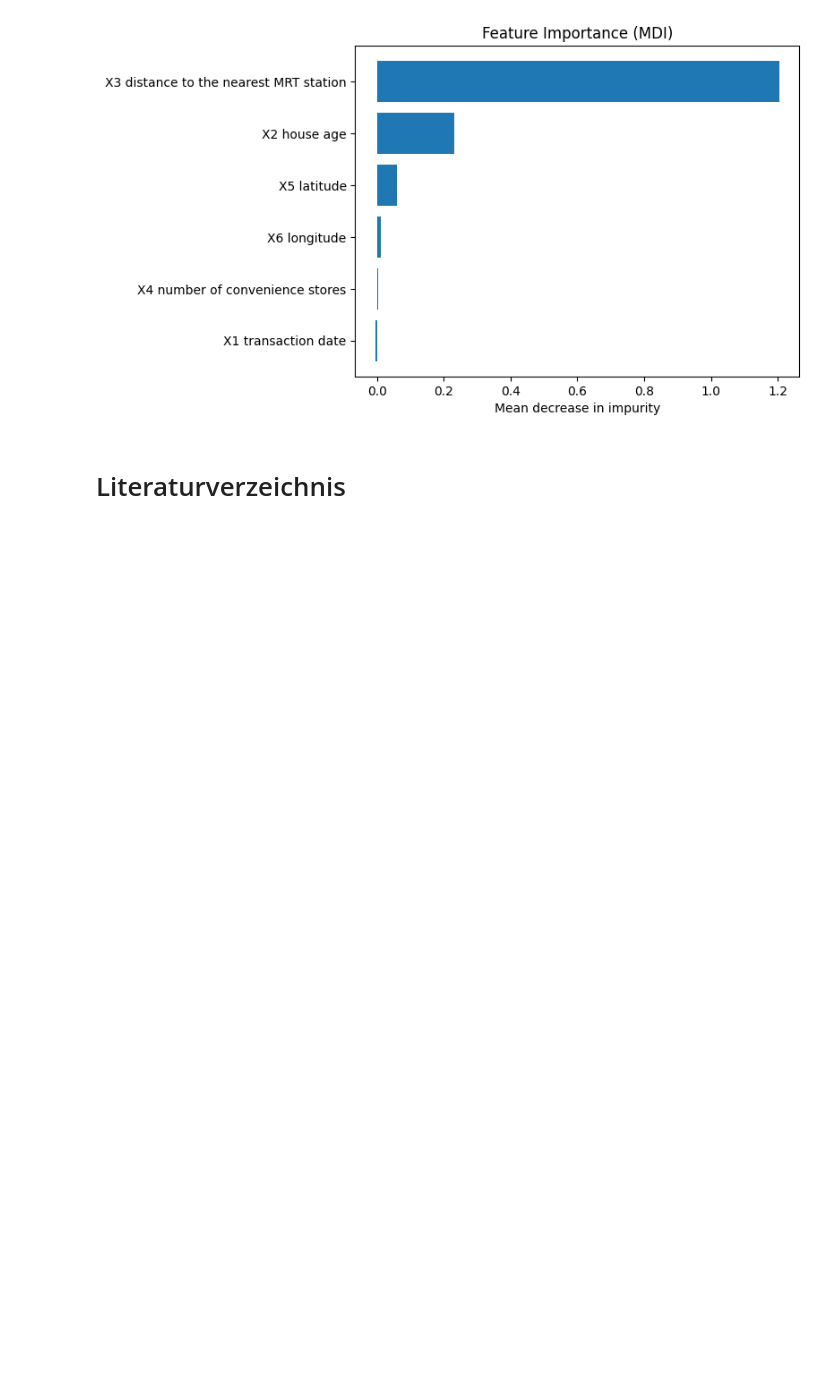
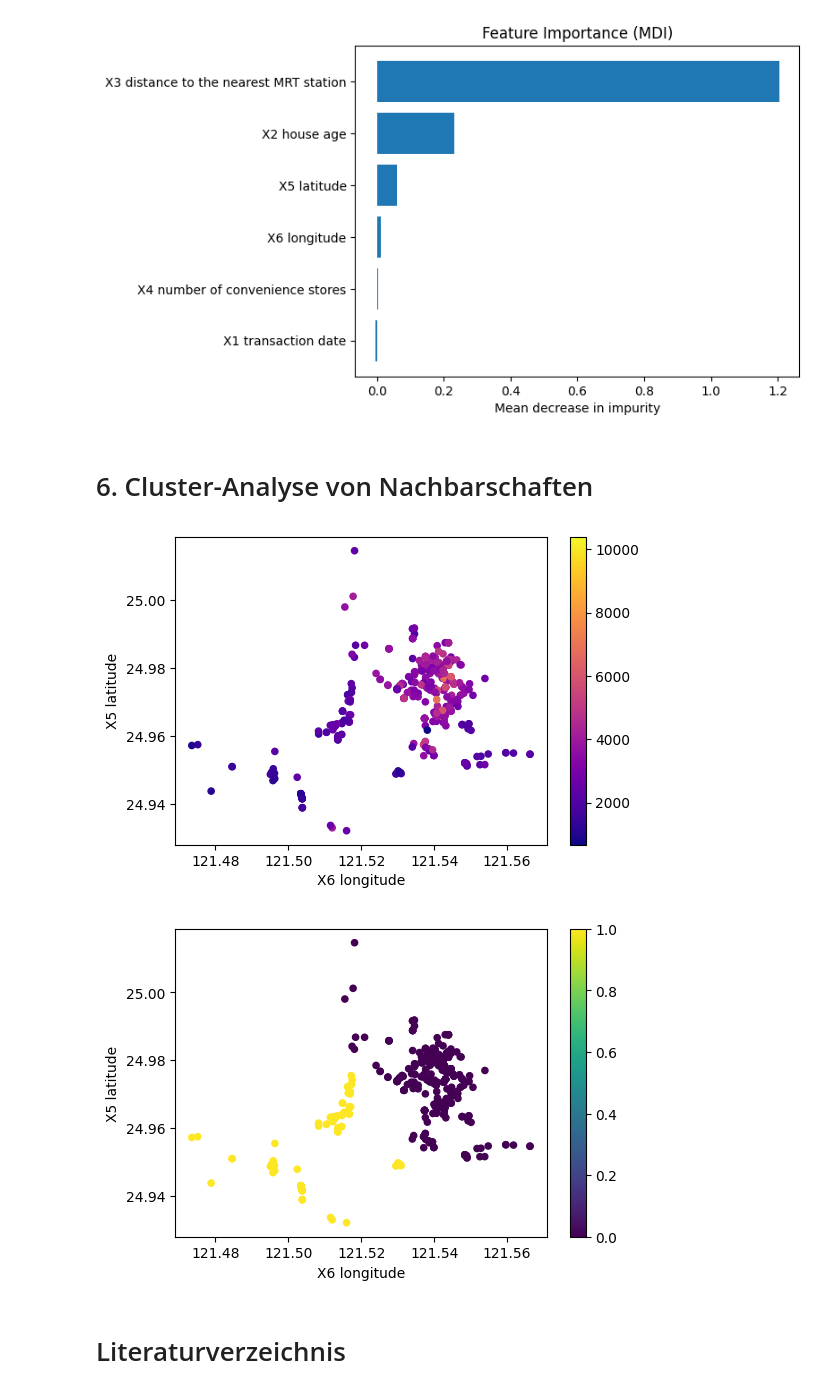
Before and after one commit to TillWege/dm-ml, a Jupyter notebook: paper.ipynb, the cells around one changed output. Drawn from its saved outputs; the diff is of its cells as text; code cells hidden in the pictures; blank space fills up the shorter version.

Commit message:
clustering + order

```diff
--- a/paper.ipynb
+++ b/paper.ipynb
@@ -366,5 +363,42 @@ plt.xlabel("Mean decrease in impurity");
 # %% [output]
 [figure]
+# %% [markdown]
+<h1 id="cluster">6. Cluster-Analyse von Nachbarschaften</h2>
+# %%
+from sklearn.cluster import KMeans
+
+
+def normalize(data):
+    return (data - data.min()) / (data.max() - data.min())
+
+ax = data_no_id.plot.scatter(y="X5 latitude", x="X6 longitude", c=(data_no_id["Y house price of unit area"]), cmap="plasma", figsize=(6, 4))
+
+plt.show()
+
+# Assuming 'data_no_id' is your DataFrame
+
+# Select features for clustering
+features = data_no_id[["X5 latitude", "X6 longitude"]]
+
+# Normalize the features
+features_normalized = normalize(features)
+
+kmeans = KMeans(n_clusters=2, random_state=0)
+
+kmeans.fit(features_normalized)
+
+labels = kmeans.labels_
+
+data_no_id['cluster'] = labels
+
+ax = data_no_id.plot.scatter(y="X5 latitude", x="X6 longitude",
+                             c=data_no_id['cluster'], cmap="viridis",
+                             figsize=(6, 4))
+
+plt.show()
+# %% [output]
+[figure, added]
+[figure, added]
 # %% [markdown]
 <h1 id="literaturverzeichnis">Literaturverzeichnis</h2>
 # %% [markdown]
```
Also changed, not shown: parts of 7 cells of this notebook.
